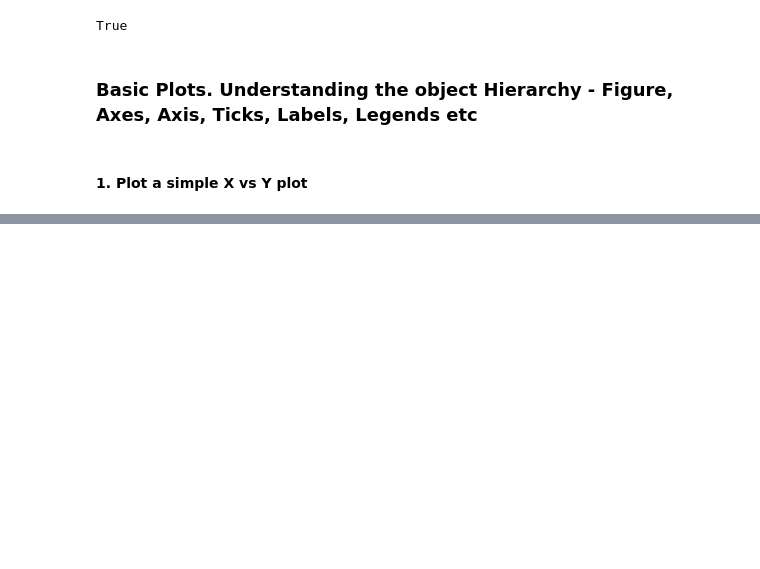
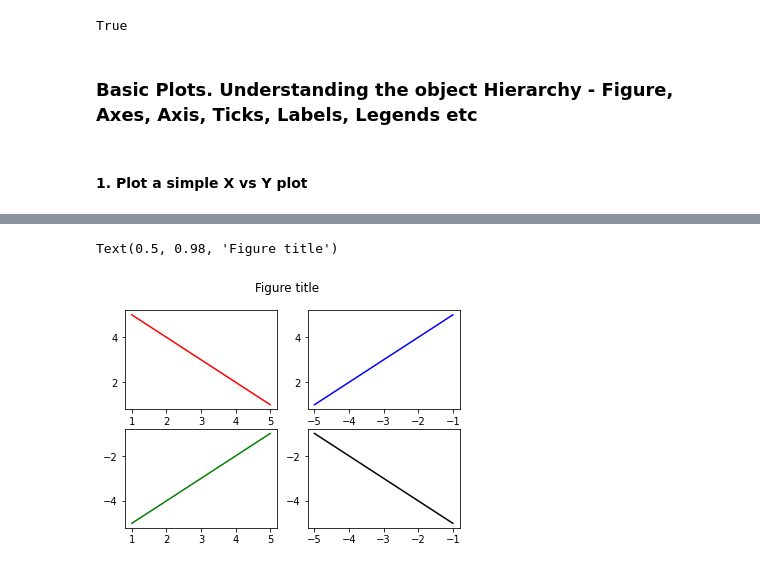
Before and after one commit to aipankajmishra/matplotlib-hands-on, a Jupyter notebook: matplotlib-practice.ipynb, the cells around one changed output, grey strips where cells are left out. Cells and saved outputs as stored; diff of their text form; code cells hidden in the pictures; blank space fills up the shorter version.

```diff
--- a/matplotlib-practice.ipynb
+++ b/matplotlib-practice.ipynb
@@ -28,0 +43,13 @@ Text(0.5, 1.0, 'X vs Y plot')
+# %%
+X = np.asarray([1,2,3,4,5])
+Y = np.asarray([5,4,3,2,1])
+# %%
+fig,ax = plt.subplots(2,2)
+ax[0,0].plot(X,Y,color="red")
+ax[0,1].plot(-1*X,Y,color="blue")
+ax[1,0].plot(X,-1*Y,color="green")
+ax[1,1].plot(-1*X,-1*Y,color="black")
+fig.suptitle("Figure title")
+# %% [output]
+Text(0.5, 0.98, 'Figure title')
+[figure, added]
```
Also changed, not shown: parts of 4 cells of this notebook.
